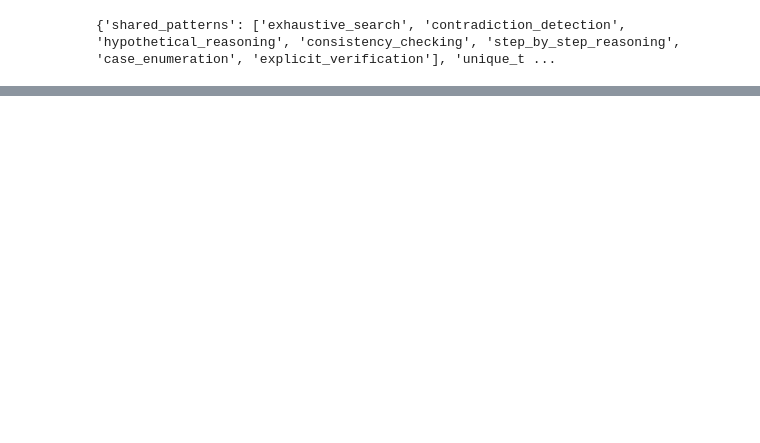
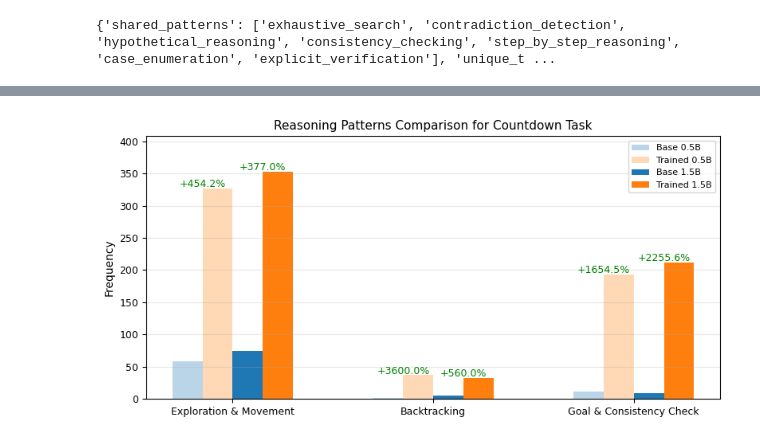
Before and after one commit to chloeli-15/stream-of-search, a Jupyter notebook: results/trajectory_analysis (3).ipynb, the cells around one changed output, grey strips where cells are left out. Cells and saved outputs as stored; diff of their text form; code cells hidden in the pictures; blank space fills up the shorter version.

```diff
--- a/results/trajectory_analysis (3).ipynb
+++ b/results/trajectory_analysis (3).ipynb
@@ -2285,4 +2289,0 @@ plt.show()
-# %%
-for x, y in zipped_data:
-    print(x['completion'])
-    break
@@ -2292,0 +2392,76 @@ x['completion']
+# %%
+# Generate example data for demonstration
+model_sizes = ["0.5B", "1.5B"]
+for task_key, title in zip(["test*", "knk"], ["Countdown Task", "KnK Out-of-distribution Task"]):
+
+    comparison_results = {
+        "0.5B": None,
+        "1.5B": None
+    }
+
+    for size in model_sizes:
+        base_model = glob(f"qwen-2.5-{size}-instruct-countdown-baseline/{task_key}.json")[0]
+        distilled_model = glob(f"qwen-2.5-{size}-instruct-sft-lora-countdown-deepseek-correct-seq8k-5k/{task_key}.json")[0]
+
+        # Load the JSON files
+        with open(base_model, 'r') as f:
+            base_data = json.load(f)
+        with open(distilled_model, 'r') as f:
+            distilled_data = json.load(f)
+
+        if "test" in task_key:
+            zipped_data = zip(base_data[3:], distilled_data[3:])
+        elif "knk" in task_key:
+            zipped_data = zip(base_data["trajectories"]["2ppl"], distilled_data["trajectories"]["2ppl"])
+
+        x_dict = {
+            'exhaustive_search': 0,
+            'contradiction_detection': 0,
+            'hypothetical_reasoning': 0,
+            'backtracking': 0,
+            'consistency_checking': 0,
+            'step_by_step_reasoning': 0,
+            'case_enumeration': 0,
+            'explicit_verification': 0
+        }
+        import copy
+        y_dict = copy.copy(x_dict)
+
+        x_dict_new = {
+            'exploration_and_movement': 0,
+            'backtrack': 0,
+            'goal_and_consistency_check': 0
+        }
+        y_dict_new = copy.copy(x_dict_new)
+
+        for i, (x,y) in enumerate(zipped_data):
+            if task_key == "test*":
+                x_count = extract_reasoning_patterns(x['completion'])
+                y_count = extract_reasoning_patterns(y['completion'])
+            else:
+                x_count = extract_reasoning_patterns(x['completions'])
+                y_count = extract_reasoning_patterns(y['completions'])
+
+            for key in x_dict.keys():
+                x_dict[key] += x_count[key]
+                y_dict[key] += y_count[key]
+
+        # Calculate aggregated categories
+        x_dict_new['exploration_and_movement'] = x_dict['exhaustive_search'] + x_dict['hypothetical_reasoning'] + x_dict['case_enumeration'] + x_dict['step_by_step_reasoning']
+        x_dict_new['backtrack'] = x_dict['backtracking']
+        x_dict_new['goal_and_consistency_check'] = x_dict['consistency_checking'] + x_dict['contradiction_detection'] + x_dict['explicit_verification']
+
+        y_dict_new['exploration_and_movement'] = y_dict['exhaustive_search'] + y_dict['hypothetical_reasoning'] + y_dict['case_enumeration'] + y_dict['step_by_step_reasoning']
+        y_dict_new['backtrack'] = y_dict['backtracking']
+        y_dict_new['goal_and_consistency_check'] = y_dict['consistency_checking'] + y_dict['contradiction_detection'] + y_dict['explicit_verification']
+
+        comparison_results[size] = {
+            'x': x_dict_new,
+            'y': y_dict_new
+        }
+
+    # Create a single plot for this task
+    fig = plot_reasoning_patterns(comparison_results, model_sizes, title=f"Reasoning Patterns Comparison for {title}")
+    plt.show()
+# %% [output]
+[figure, added]
```
Also changed, not shown: parts of 17 cells of this notebook, 40 other files.
